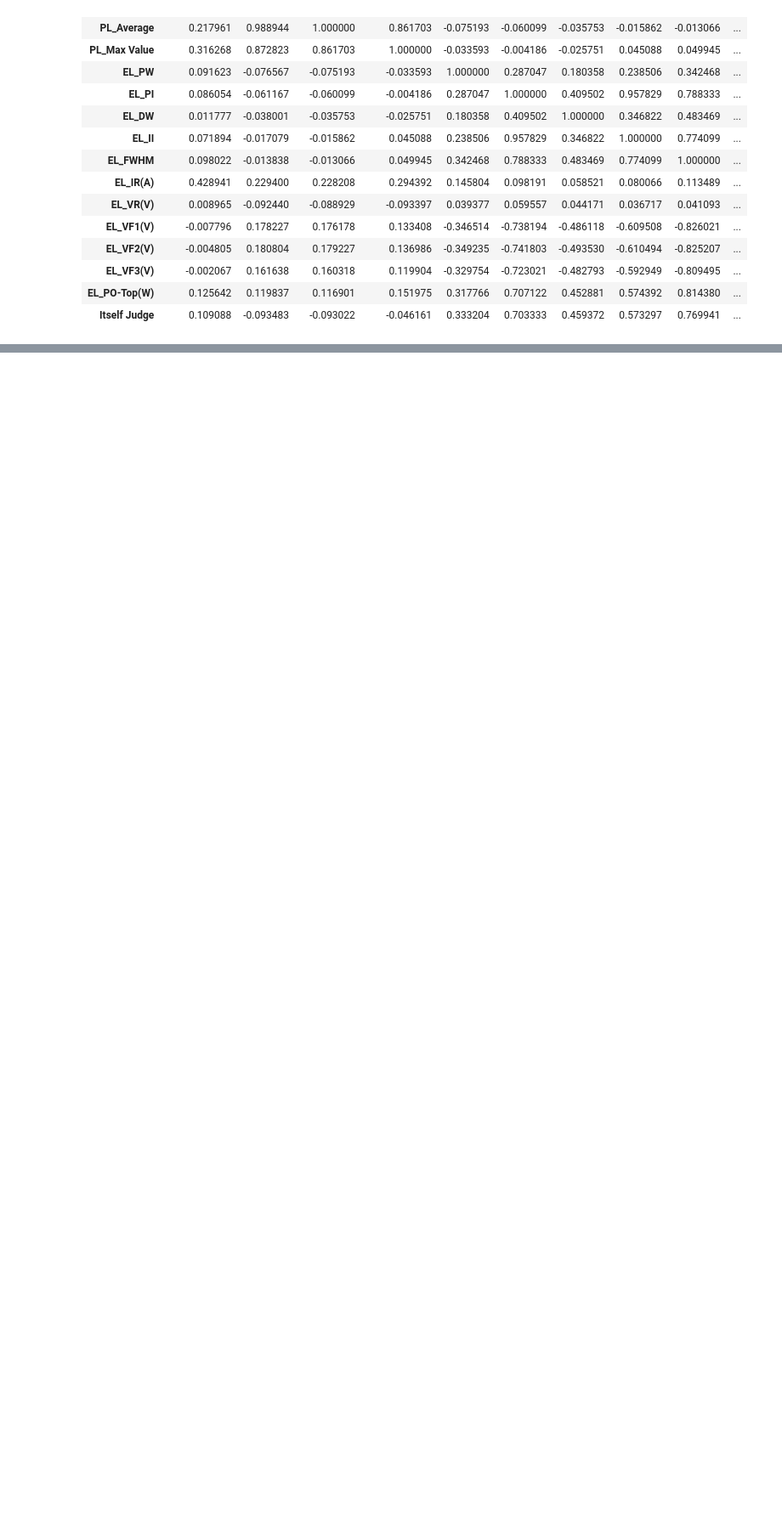
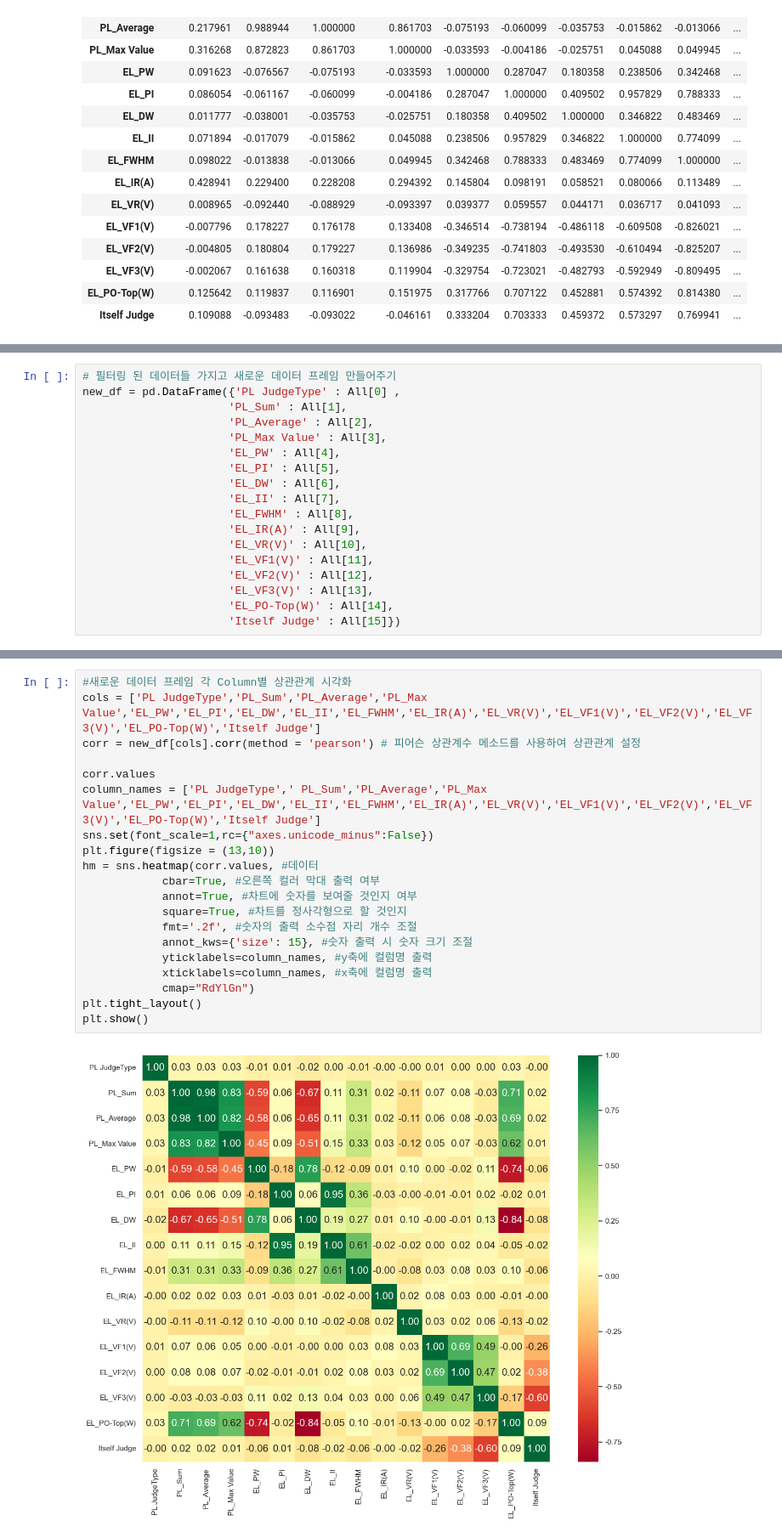
Before and after one commit to YKgroup-HYU/micro_led_analysis, a Jupyter notebook: doc/Final Document.ipynb, the cells around one changed output, grey strips where cells are left out. Shown at 85% size. Cells and saved outputs as stored; diff of their text form; blank space fills up the shorter version.

```diff
--- a/doc/Final Document.ipynb
+++ b/doc/Final Document.ipynb
@@ -149,0 +196,18 @@ plt.show()
+# %%
+# 필터링 된 데이터들 가지고 새로운 데이터 프레임 만들어주기
+new_df = pd.DataFrame({'PL JudgeType' : All[0] ,
+                      'PL_Sum' : All[1],
+                      'PL_Average' : All[2],
+                      'PL_Max Value' : All[3],
+                      'EL_PW' : All[4],
+                      'EL_PI' : All[5],
+                      'EL_DW' : All[6],
+                      'EL_II' : All[7],
+                      'EL_FWHM' : All[8],
+                      'EL_IR(A)' : All[9],
+                      'EL_VR(V)' : All[10],
+                      'EL_VF1(V)' : All[11],
+                      'EL_VF2(V)' : All[12],
+                      'EL_VF3(V)' : All[13],
+                      'EL_PO-Top(W)' : All[14],
+                      'Itself Judge' : All[15]})
@@ -149,0 +234,22 @@ plt.show()
+# %%
+#새로운 데이터 프레임 각 Column별 상관관계 시각화
+cols = ['PL JudgeType','PL_Sum','PL_Average','PL_Max Value','EL_PW','EL_PI','EL_DW','EL_II','EL_FWHM','EL_IR(A)','EL_VR(V)','EL_VF1(V)','EL_VF2(V)','EL_VF3(V)','EL_PO-Top(W)','Itself Judge']
+corr = new_df[cols].corr(method = 'pearson') # 피어슨 상관계수 메소드를 사용하여 상관관계 설정
+
+corr.values
+column_names = ['PL JudgeType',' PL_Sum','PL_Average','PL_Max Value','EL_PW','EL_PI','EL_DW','EL_II','EL_FWHM','EL_IR(A)','EL_VR(V)','EL_VF1(V)','EL_VF2(V)','EL_VF3(V)','EL_PO-Top(W)','Itself Judge']
+sns.set(font_scale=1,rc={"axes.unicode_minus":False})
+plt.figure(figsize = (13,10))
+hm = sns.heatmap(corr.values, #데이터
+            cbar=True, #오른쪽 컬러 막대 출력 여부
+            annot=True, #차트에 숫자를 보여줄 것인지 여부
+            square=True, #차트를 정사각형으로 할 것인지
+            fmt='.2f', #숫자의 출력 소수점 자리 개수 조절
+            annot_kws={'size': 15}, #숫자 출력 시 숫자 크기 조절
+            yticklabels=column_names, #y축에 컬럼명 출력
+            xticklabels=column_names, #x축에 컬럼명 출력
+            cmap="RdYlGn")
+plt.tight_layout()
+plt.show()
+# %% [output]
+[figure, added]
```
Also changed, not shown: parts of 6 cells of this notebook, 7 other files.
